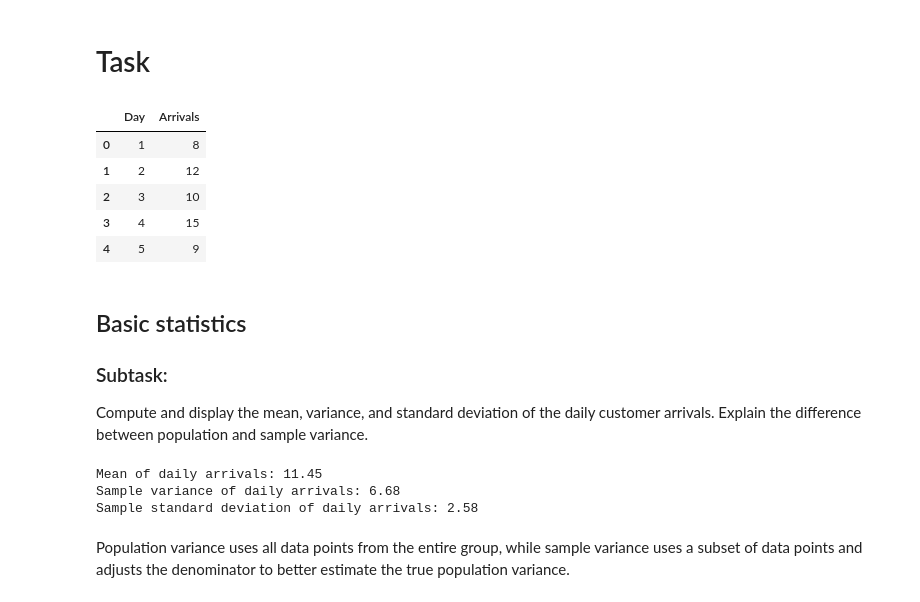
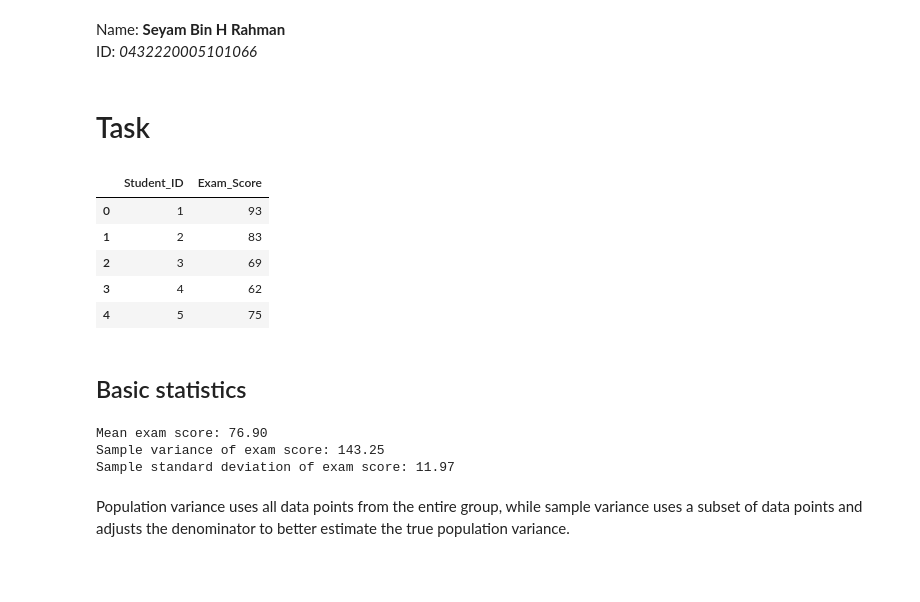
Before and after one commit to HunterAlpha7/Arnage, a Jupyter notebook: SIM_Lab_Test_0432220005101066_A1.ipynb, the cells around one changed output. Saved outputs shown, nothing was run; the diff lists cells and outputs as text; code cells hidden in the pictures; blank space fills up the shorter version.

```diff
--- a/SIM_Lab_Test_0432220005101066_A1.ipynb
+++ b/SIM_Lab_Test_0432220005101066_A1.ipynb
@@ -1,47 +1,47 @@
 # %% [markdown]
 <a href="https://colab.research.google.com/github/HunterAlpha7/Arnage/blob/main/SIM_Lab_Test_0432220005101066_A1.ipynb" target="_parent"><img src="https://colab.research.google.com/assets/colab-badge.svg" alt="Open In Colab"/></a>
+# %% [markdown]
+Name: **Seyam Bin H Rahman** <br>
+ID: *0432220005101066*<br>
 # %% [markdown]
 # Task
 # %%
 import pandas as pd
 from scipy.stats import ttest_1samp
 import matplotlib.pyplot as plt
 import numpy as np
 
 
 data = [
     [1, 93], [2, 83], [3, 69], [4, 62], [5, 75],
     [6, 93], [7, 73], [8, 77], [9, 65], [10, 65],
     [11, 78], [12, 90], [13, 94], [14, 78], [15, 57],
     [16, 76], [17, 56], [18, 78], [19, 84], [20, 92]
 ]
 
-df = pd.DataFrame(data, columns=['Day', 'Arrivals'])
+df = pd.DataFrame(data, columns=['Student_ID', 'Exam_Score'])
 display(df.head())
 # %% [output]
-|  | Day | Arrivals |
-| 0 | 1 | 8 |
-| 1 | 2 | 12 |
-| 2 | 3 | 10 |
-| 3 | 4 | 15 |
-| 4 | 5 | 9 |
+|  | Student_ID | Exam_Score |
+| 0 | 1 | 93 |
+| 1 | 2 | 83 |
+| 2 | 3 | 69 |
+| 3 | 4 | 62 |
+| 4 | 5 | 75 |
-# %% [markdown]
-## Basic statistics
-
-### Subtask:
-Compute and display the mean, variance, and standard deviation of the daily customer arrivals. Explain the difference between population and sample variance.
+# %% [markdown]
+## Basic statistics
 # %%
-mean_arrivals = df['Arrivals'].mean()
-variance_arrivals = df['Arrivals'].var()
-std_dev_arrivals = df['Arrivals'].std()
+mean_score = df['Exam_Score'].mean()
+variance_score = df['Exam_Score'].var()
+std_dev_score = df['Exam_Score'].std()
 
-print(f"Mean of daily arrivals: {mean_arrivals:.2f}")
-print(f"Sample variance of daily arrivals: {variance_arrivals:.2f}")
-print(f"Sample standard deviation of daily arrivals: {std_dev_arrivals:.2f}")
+print(f"Mean exam score: {mean_score:.2f}")
+print(f"Sample variance of exam score: {variance_score:.2f}")
+print(f"Sample standard deviation of exam score: {std_dev_score:.2f}")
 # %% [output]
-Mean of daily arrivals: 11.45
-Sample variance of daily arrivals: 6.68
-Sample standard deviation of daily arrivals: 2.58
+Mean exam score: 76.90
+Sample variance of exam score: 143.25
+Sample standard deviation of exam score: 11.97
 # %% [markdown]
 Population variance uses all data points from the entire group, while sample variance uses a subset of data points and adjusts the denominator to better estimate the true population variance.
 # %% [markdown]
```
Also changed, not shown: parts of 3 cells of this notebook.
